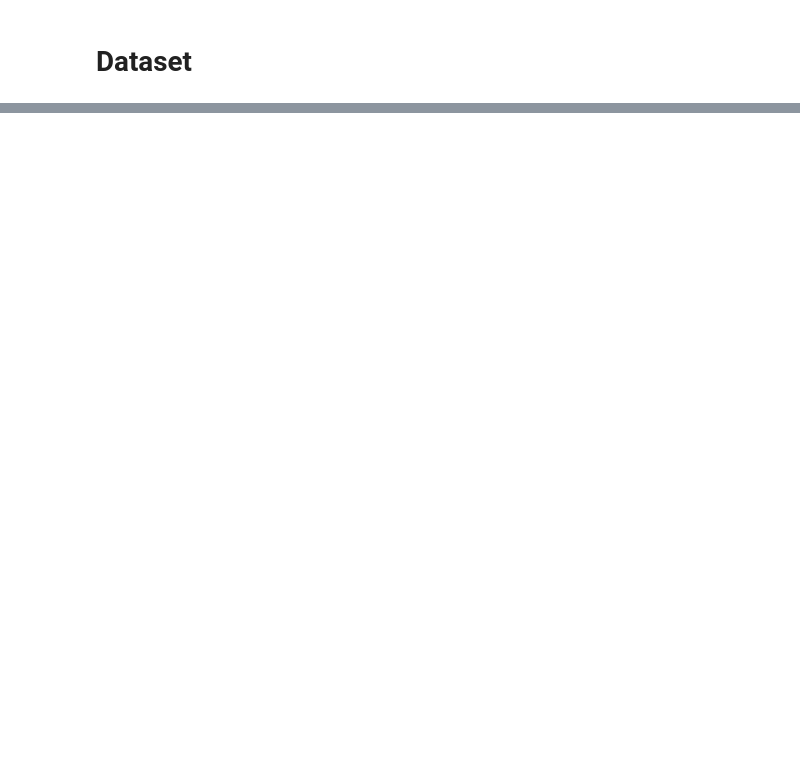
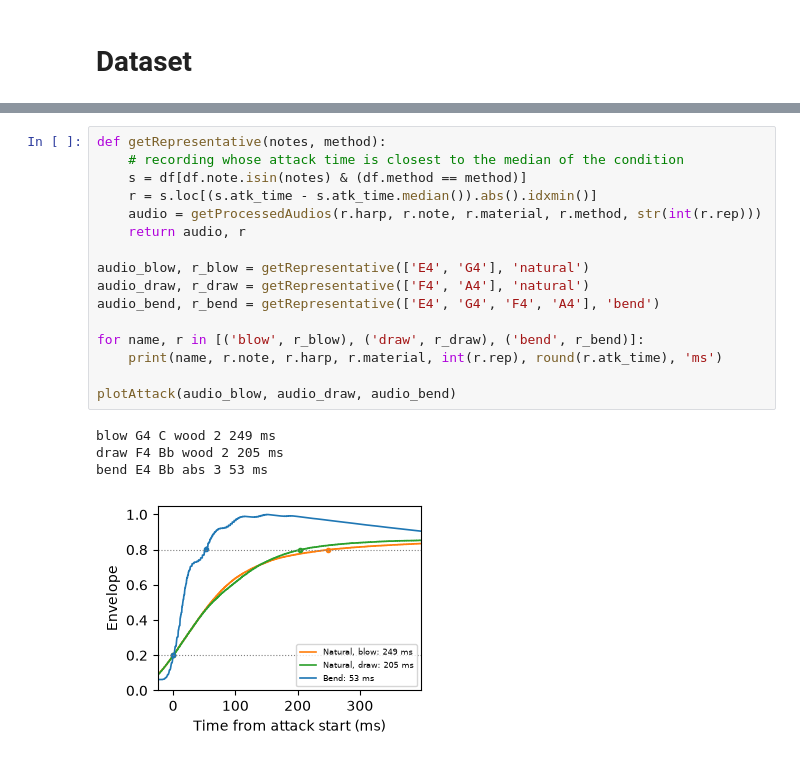
Before and after one commit to cabralgabriel/harmonica-timbre-analysis, a Jupyter notebook: notebooks/audio_processing.ipynb, the cells around one changed output, grey strips where cells are left out. Saved outputs shown, nothing was run; the diff lists cells and outputs as text; blank space fills up the shorter version.

```diff
--- a/notebooks/audio_processing.ipynb
+++ b/notebooks/audio_processing.ipynb
@@ -336,0 +491,21 @@ df
+# %%
+def getRepresentative(notes, method):
+    # recording whose attack time is closest to the median of the condition
+    s = df[df.note.isin(notes) & (df.method == method)]
+    r = s.loc[(s.atk_time - s.atk_time.median()).abs().idxmin()]
+    audio = getProcessedAudios(r.harp, r.note, r.material, r.method, str(int(r.rep)))
+    return audio, r
+
+audio_blow, r_blow = getRepresentative(['E4', 'G4'], 'natural')
+audio_draw, r_draw = getRepresentative(['F4', 'A4'], 'natural')
+audio_bend, r_bend = getRepresentative(['E4', 'G4', 'F4', 'A4'], 'bend')
+
+for name, r in [('blow', r_blow), ('draw', r_draw), ('bend', r_bend)]:
+    print(name, r.note, r.harp, r.material, int(r.rep), round(r.atk_time), 'ms')
+
+plotAttack(audio_blow, audio_draw, audio_bend)
+# %% [output]
+blow G4 C wood 2 249 ms
+draw F4 Bb wood 2 205 ms
+bend E4 Bb abs 3 53 ms
+[figure, added]
```
Also changed, not shown: parts of 25 cells of this notebook, 1 other file.
